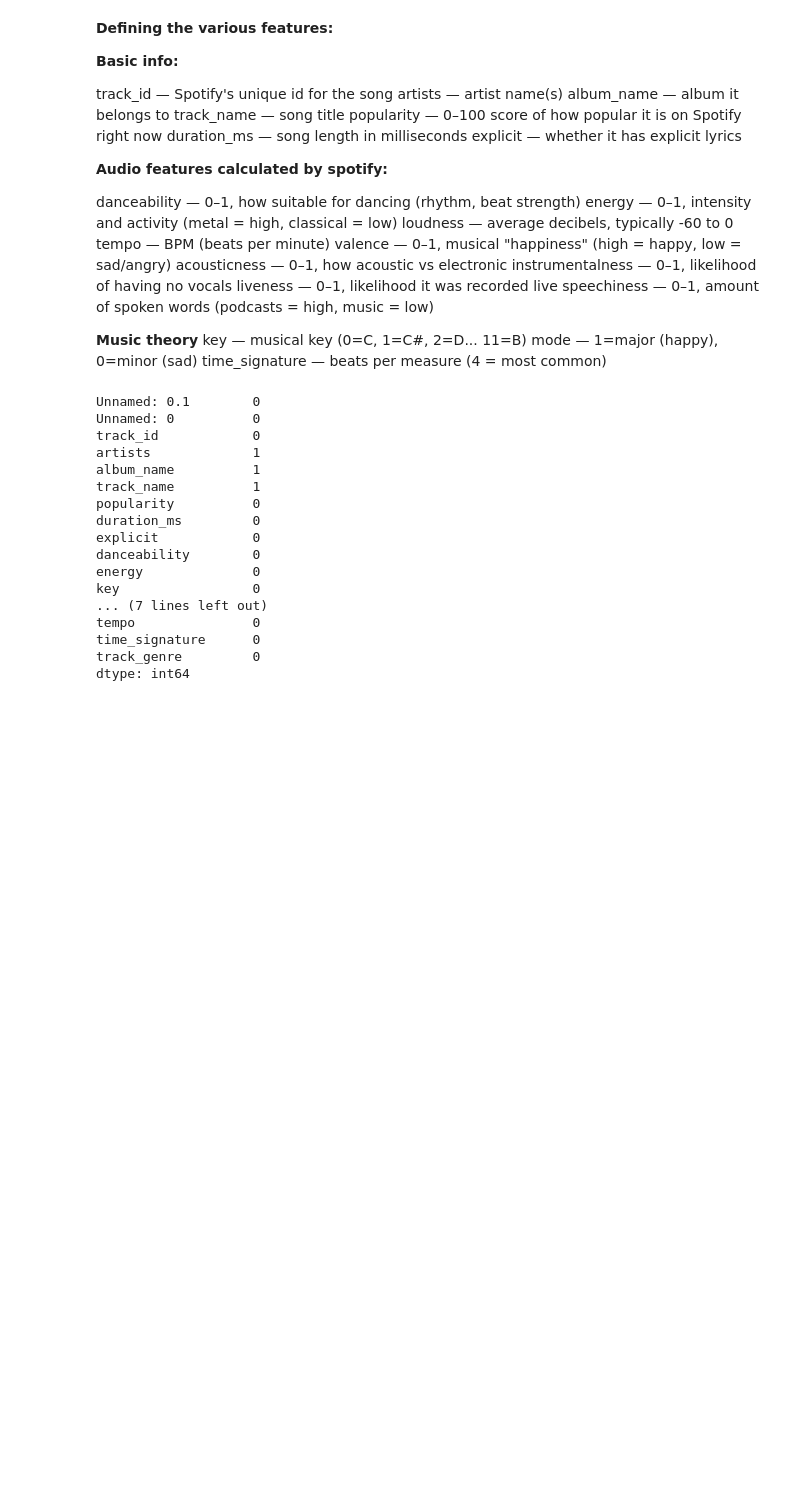
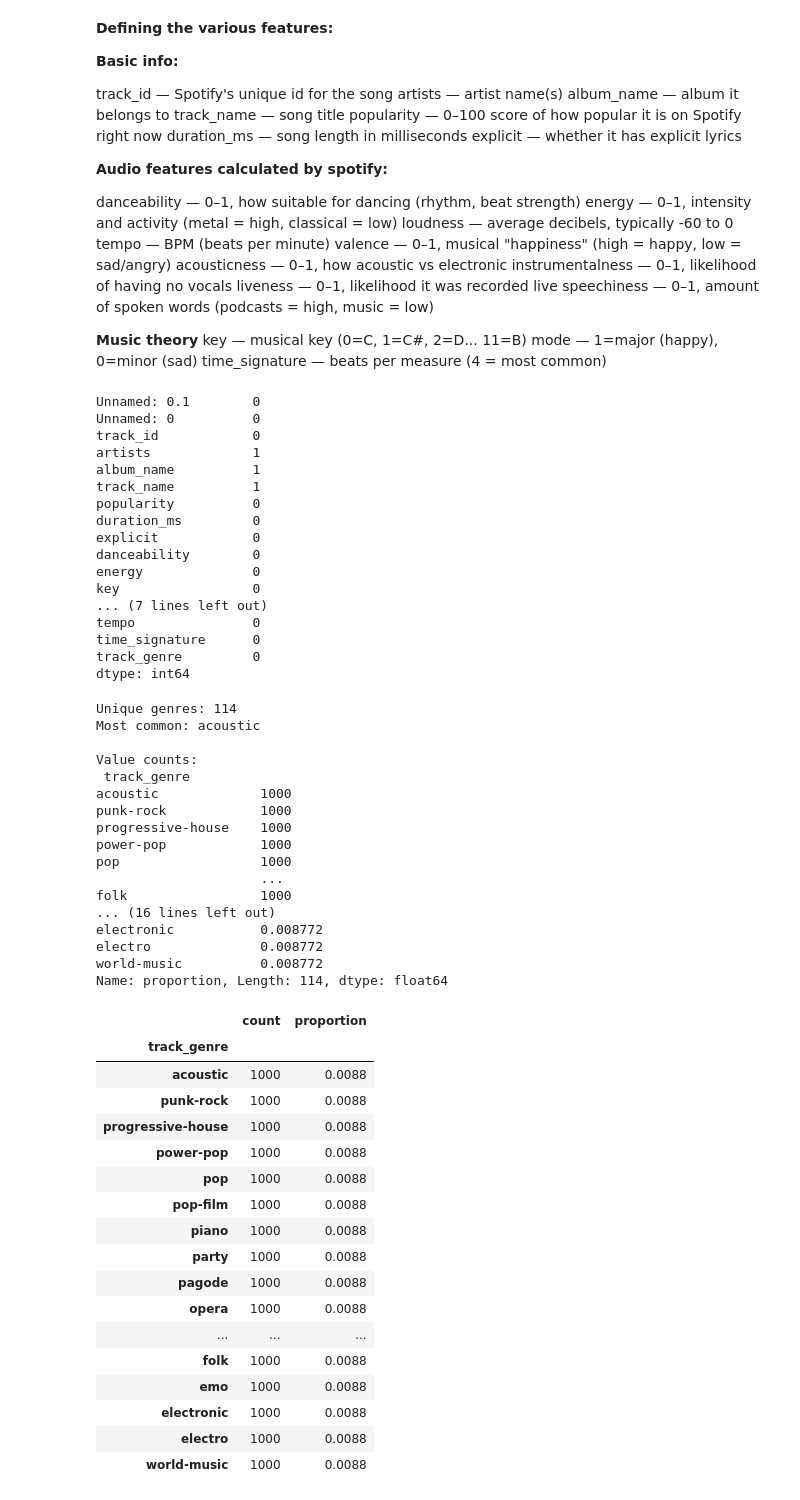
Before and after one commit to CindyX0/DS-340-Group-Project, a Jupyter notebook: Codebooks/EDA.ipynb, the cells around one changed output. Cells and saved outputs as stored; diff of their text form; code cells hidden in the pictures; blank space fills up the shorter version.

```diff
--- a/Codebooks/EDA.ipynb
+++ b/Codebooks/EDA.ipynb
@@ -102,6 +102,65 @@ time_signature      0
 track_genre         0
 dtype: int64
 # %%
-#eda
+#EDA
 
-#track genere variability
+# about track generes and their variability
+
+print("Unique genres:", data['track_genre'].nunique())
+print("Most common:", data['track_genre'].mode()[0]) #
+print("\nValue counts:\n", data['track_genre'].value_counts())
+print("\nProportions:\n", data['track_genre'].value_counts(normalize=True))
+
+
+# scrollable dataframe
+genre_stats = pd.DataFrame({
+    'count': data['track_genre'].value_counts(),
+    'proportion': data['track_genre'].value_counts(normalize=True).round(4)
+})
+
+genre_stats
+
+# viewing entire item as scrollable
+from IPython.display import display
+with pd.option_context('display.max_rows', None):
+    display(genre_stats)
+
+
+#takeaway:
+#all 114 genres have 1000 tracks each.
+# %% [output]
+Unique genres: 114
+Most common: acoustic
+
+Value counts:
+ track_genre
+acoustic             1000
+punk-rock            1000
+progressive-house    1000
+power-pop            1000
+pop                  1000
+                     ...
+folk                 1000
+... (16 lines left out)
+electronic           0.008772
+electro              0.008772
+world-music          0.008772
+Name: proportion, Length: 114, dtype: float64
+|  | count | proportion |
+| track_genre |  |  |
+| acoustic | 1000 | 0.0088 |
+| punk-rock | 1000 | 0.0088 |
+| progressive-house | 1000 | 0.0088 |
+| power-pop | 1000 | 0.0088 |
+| pop | 1000 | 0.0088 |
+| pop-film | 1000 | 0.0088 |
+| piano | 1000 | 0.0088 |
+| party | 1000 | 0.0088 |
+| pagode | 1000 | 0.0088 |
+| opera | 1000 | 0.0088 |
+| ... | ... | ... |
+| folk | 1000 | 0.0088 |
+| emo | 1000 | 0.0088 |
+| electronic | 1000 | 0.0088 |
+| electro | 1000 | 0.0088 |
+| world-music | 1000 | 0.0088 |
```
Also changed, not shown: parts of 4 cells of this notebook, 1 other file.
